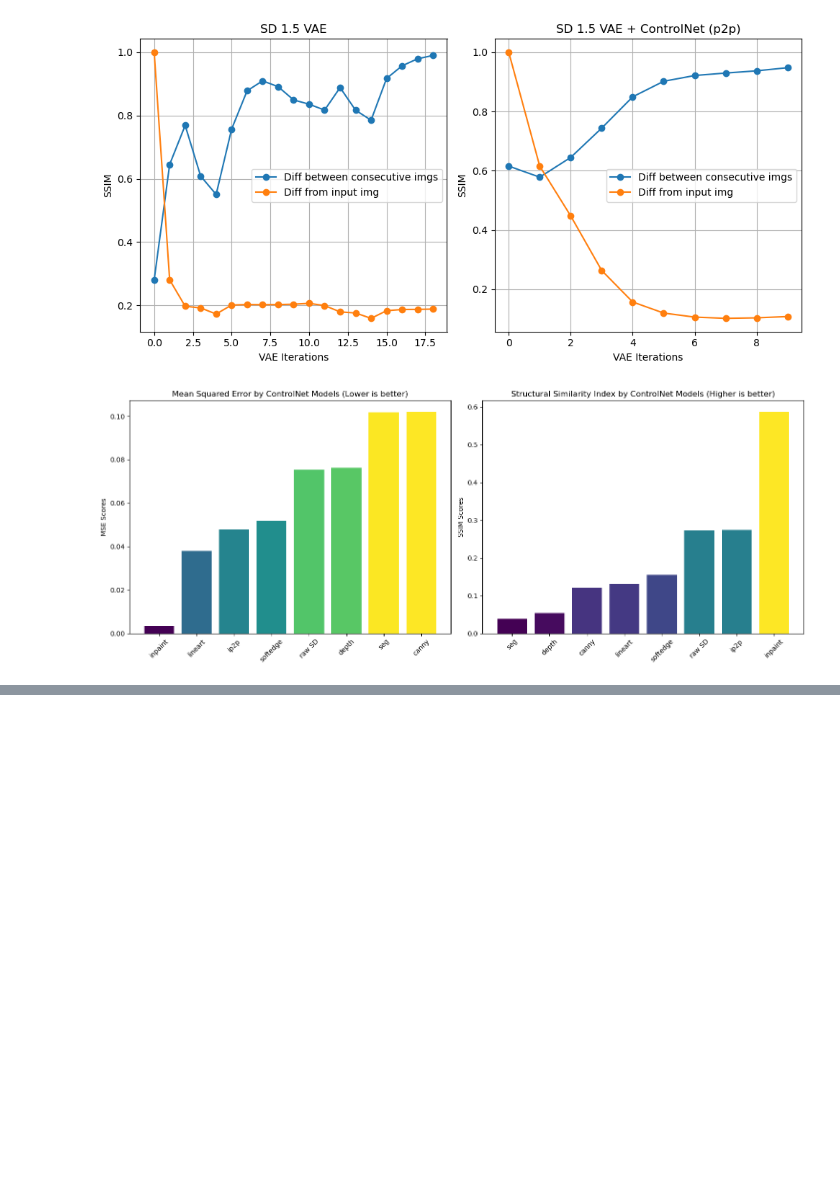
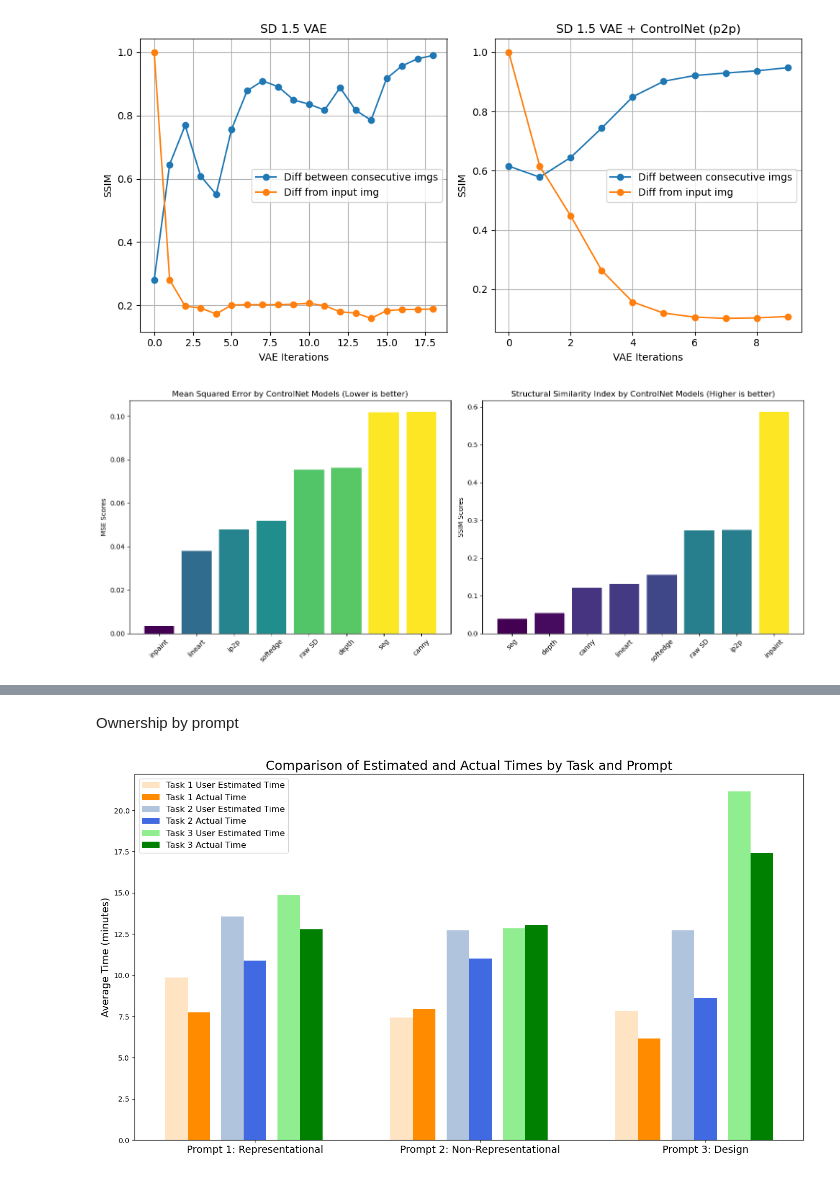
Before and after one commit to iamkaikai/LACE, a Jupyter notebook: analysis/Encoder analysis/plot.ipynb, the cells around one changed output, grey strips where cells are left out. Drawn from its saved outputs; the diff is of its cells as text; code cells hidden in the pictures; blank space fills up the shorter version.

Commit message:
data mining

```diff
--- a/analysis/Encoder analysis/plot.ipynb
+++ b/analysis/Encoder analysis/plot.ipynb
@@ -220,0 +334,67 @@ plot_metrics_with_colors_and_annotations(mse_values, ssim_values, labels)
+# %% [markdown]
+Ownership by prompt
+# %%
+
+estimate_cols = [
+    'How many minutes do you think Task 1 took to complete?',
+    'How many minutes do you think Task 2 took to complete?',
+    'How many minutes do you think Task 3 took to complete?'
+]
+for col in estimate_cols:
+    df[col] = pd.to_numeric(df[col], errors='coerce')
+
+# Group data by the prompt
+import pandas as pd
+import matplotlib.pyplot as plt
+
+grouped = df.groupby('Which prompt did you receive?')
+
+# Prepare the plot
+fig, ax = plt.subplots(figsize=(14, 8))
+
+tasks = ['Task 1', 'Task 2', 'Task 3']
+colors_estimated = ['bisque', 'lightsteelblue', 'lightgreen']  # Colors for estimated times of each task
+colors_actual = ['darkorange', 'royalblue', 'green']  # Colors for actual times of each task
+bar_width = 0.1  # Width of the bars
+space_between_groups = 0.05  # Space between groups
+
+# Plot data for each task
+for i, (prompt, group) in enumerate(grouped):
+    # Calculate positions for each bar within the group
+    positions = [i - bar_width, i, i + bar_width]
+
+    for j, task in enumerate(tasks):
+        # Offset position for the group
+        pos_offset = j * (bar_width * 2 + space_between_groups)
+
+        # Calculate the average estimated and actual times for each task within the prompt
+        avg_estimated_time = group[f'How many minutes do you think {task} took to complete?'].mean()
+        avg_actual_time = group[f'{task} - Time'].mean()
+
+        # Plot the estimated time bar
+        ax.bar(pos_offset + positions[0], avg_estimated_time, width=bar_width, color=colors_estimated[j],
+               label=f'{task} User Estimated Time' if i == 0 else "")
+
+        # Plot the actual time bar
+        ax.bar(pos_offset + positions[1], avg_actual_time, width=bar_width, color=colors_actual[j],
+               label=f'{task} Actual Time' if i == 0 else "")
+
+# Set the chart's titles and labels
+ax.set_title('Comparison of Estimated and Actual Times by Task and Prompt', fontsize=18)
+# ax.set_xlabel('Prompts')
+ax.set_ylabel('Average Time (minutes)', fontsize=14)
+
+# Set the positions and labels for the x-ticks
+prompt_positions = [p + (len(tasks) - 1) * (bar_width * 2 + space_between_groups) / 2 for p in range(len(grouped))]
+ax.set_xticks(prompt_positions)
+ax.set_xticklabels(grouped.groups.keys(), fontsize=14)
+
+# Display the legend
+handles, labels = ax.get_legend_handles_labels()
+by_label = dict(zip(labels, handles))  # Remove duplicate labels/handles
+ax.legend(by_label.values(), by_label.keys(), fontsize=12)
+
+plt.tight_layout()  # Adjust layout to fit all
+plt.show()
+# %% [output]
+[figure, added]
```
Also changed, not shown: parts of 11 cells of this notebook, 1 other file.
